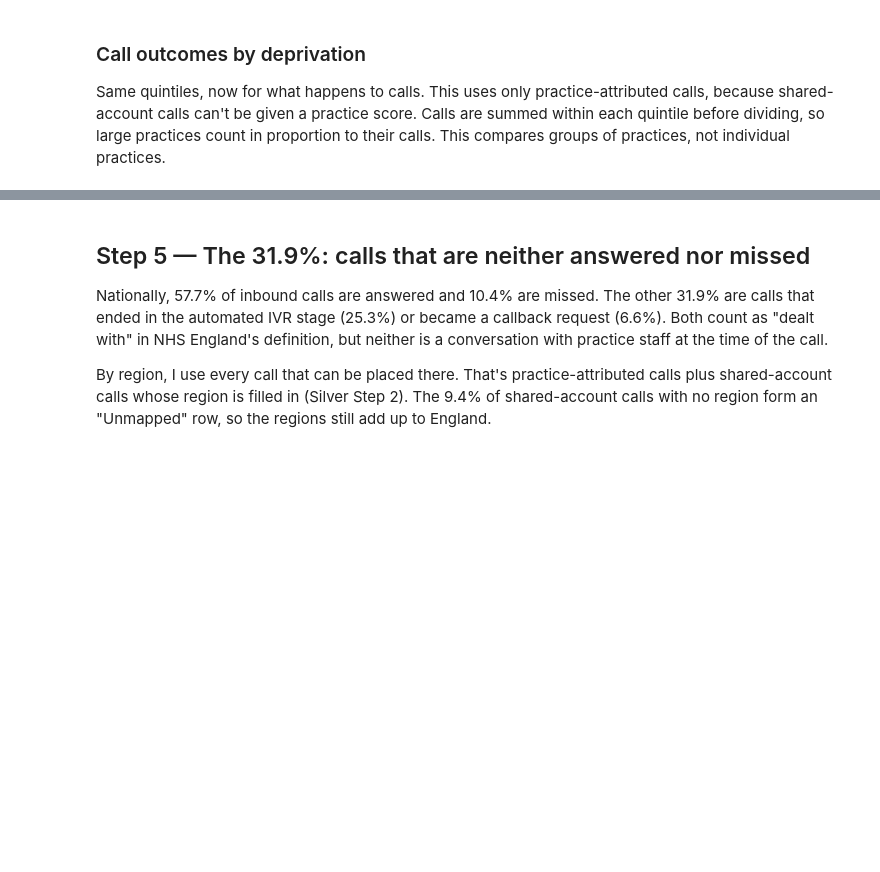
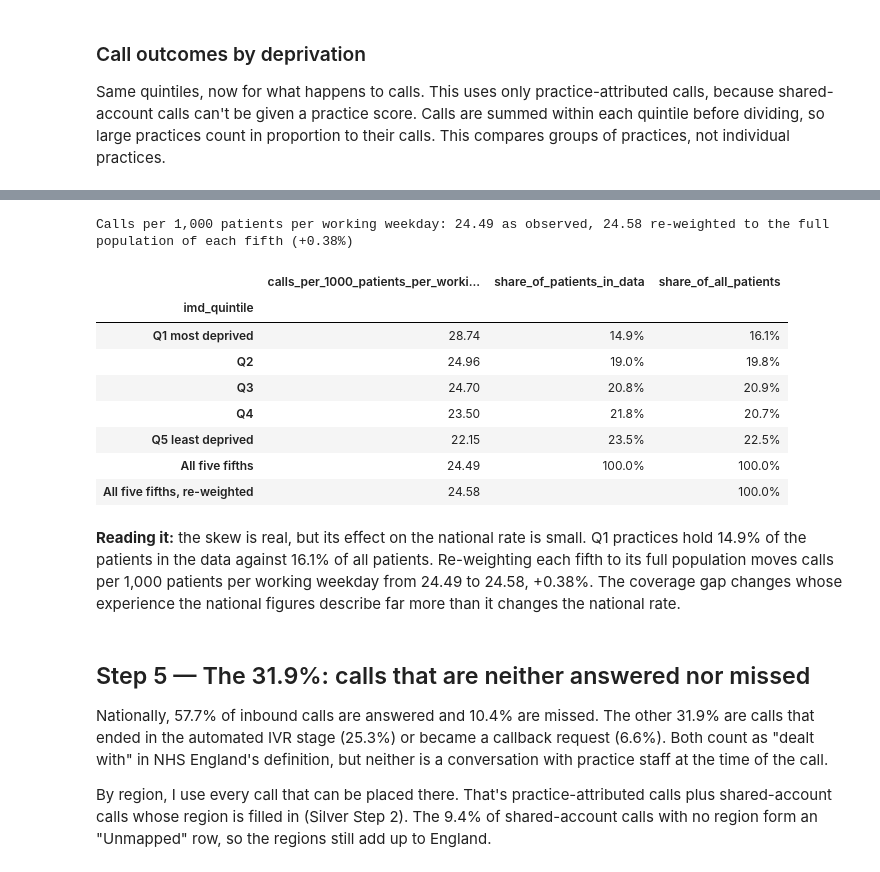
Before and after one commit to YusufIsmailayo/nhs-gp-cloud-telephony-pipeline, a Jupyter notebook: notebooks/03_gold.ipynb, the cells around one changed output, grey strips where cells are left out. Drawn from its saved outputs; the diff is of its cells as text; code cells hidden in the pictures; blank space fills up the shorter version.

```diff
--- a/notebooks/03_gold.ipynb
+++ b/notebooks/03_gold.ipynb
@@ -665,3 +674,43 @@ outcomes_imd.style.format({"inbound": "{:,.0f}", "calls_per_1000_patients_per_wo
+# %%
+# I re-weight each fifth's observed call rate by its full registered population, to see how far
+# the coverage skew moves the national rate. This assumes the missing practices in each fifth
+# look like the included ones; shared-account calls and the no-score practices are left out.
+rate = outcomes_imd.loc[QUINTILES, "calls_per_1000_patients_per_working_day"]
+patients_in_data = q.loc[QUINTILES, "patients"]
+patients_all = pdim[pdim.imd_quintile.isin(QUINTILES)].groupby("imd_quintile").patients.sum().reindex(QUINTILES)
+reweighting = pd.DataFrame({
+    "calls_per_1000_patients_per_working_day": rate,
+    "share_of_patients_in_data": patients_in_data / patients_in_data.sum(),
+    "share_of_all_patients": patients_all / patients_all.sum(),
+})
+observed = (rate * patients_in_data).sum() / patients_in_data.sum()
+reweighted = (rate * patients_all).sum() / patients_all.sum()
+# the observed rate must equal calls over patients for the practices in the data
+assert abs(observed - q.loc[QUINTILES, "CBT001"].sum() / patients_in_data.sum() * 1000 / working_weekdays) < 1e-9
+reweighting.loc["All five fifths"] = [observed, 1.0, 1.0]
+reweighting.loc["All five fifths, re-weighted"] = [reweighted, np.nan, 1.0]
+print(f"Calls per 1,000 patients per working weekday: {observed:.2f} as observed, {reweighted:.2f} re-weighted "
+      f"to the full population of each fifth ({(reweighted / observed - 1):+.2%})")
+reweighting.to_csv(GOLD_DIR / f"deprivation_reweighted_rate_{MONTH}.csv")
+reweighting.style.format({"calls_per_1000_patients_per_working_day": "{:.2f}",
+                          "share_of_patients_in_data": "{:.1%}", "share_of_all_patients": "{:.1%}"}, na_rep="")
+# %% [output]
+Calls per 1,000 patients per working weekday: 24.49 as observed, 24.58 re-weighted to the full population of each fifth (+0.38%)
+|  | calls_per_1000_patients_per_worki... | share_of_patients_in_data | share_of_all_patients |
+| imd_quintile |  |  |  |
+| Q1 most deprived | 28.74 | 14.9% | 16.1% |
+| Q2 | 24.96 | 19.0% | 19.8% |
+| Q3 | 24.70 | 20.8% | 20.9% |
+| Q4 | 23.50 | 21.8% | 20.7% |
+| Q5 least deprived | 22.15 | 23.5% | 22.5% |
+| All five fifths | 24.49 | 100.0% | 100.0% |
+| All five fifths, re-weighted | 24.58 |  | 100.0% |
+# %% [markdown]
+**Reading it:** the skew is real, but its effect on the national rate is small. Q1 practices hold
+14.9% of the patients in the data against 16.1% of all patients. Re-weighting each fifth to its
+full population moves calls per 1,000 patients per working weekday from 24.49 to 24.58, +0.38%.
+The coverage gap changes whose experience the national figures describe far more than it
+changes the national rate.
 # %% [markdown]
 ## Step 5 — The 31.9%: calls that are neither answered nor missed
 
```
Also changed, not shown: parts of 1 cell of this notebook, 4 other files.
